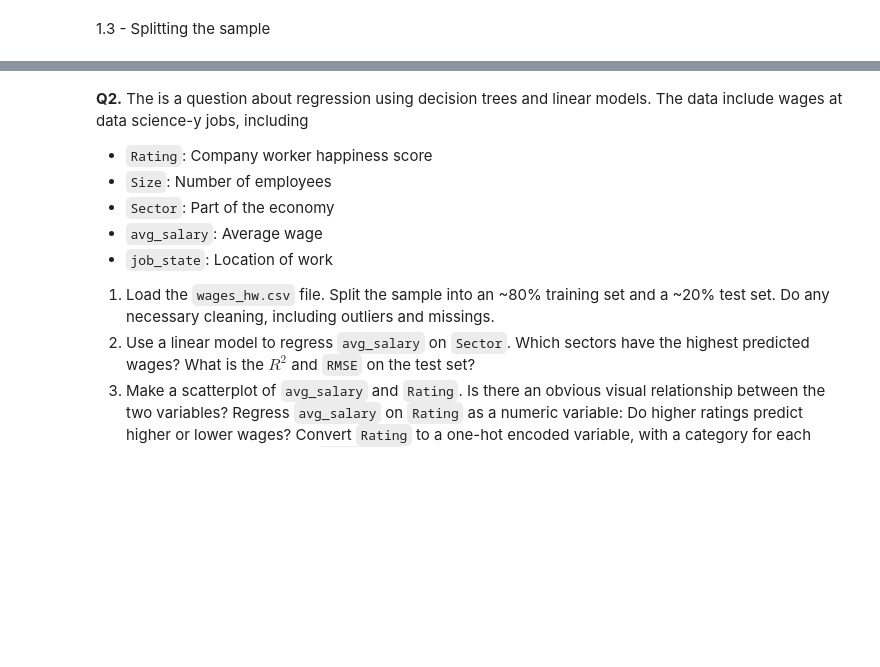
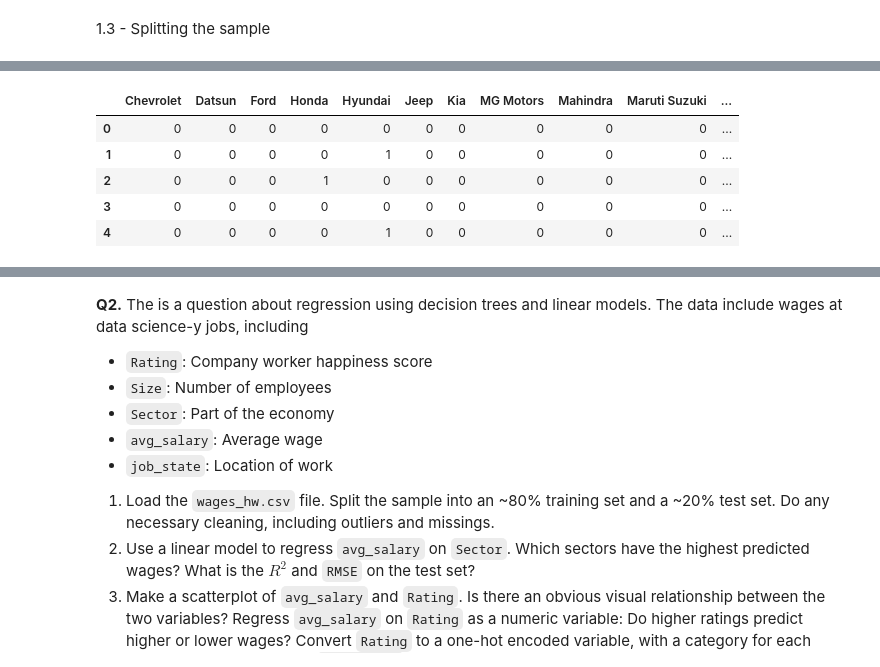
Before and after one commit to Sabrina-Hendricks/assignment4, a Jupyter notebook: assignment4.ipynb, the cells around one changed output, grey strips where cells are left out. Saved outputs shown, nothing was run; the diff lists cells and outputs as text; code cells hidden in the pictures; blank space fills up the shorter version.

```diff
--- a/assignment4.ipynb
+++ b/assignment4.ipynb
@@ -165,0 +221,13 @@ X_train, X_test, y_train, y_test = train_test_split(X,y,test_size=.2,random_stat
+# %%
+Make = pd.get_dummies(df['Make'],dtype='int')
+oh = one_hot_encoder.fit_transform(df['Make']) # One-hot encode the 'bird' variable
+names = one_hot_encoder.classes_ # Get names of the classes
+MakeDF = pd.DataFrame( data = oh, columns = names) # Create a new df for the encoded variables
+MakeDF.head()
+# %% [output]
+|  | Chevrolet | Datsun | Ford | Honda | Hyundai | Jeep | Kia | MG Motors | Mahindra | Maruti Suzuki | ... |
+| 0 | 0 | 0 | 0 | 0 | 0 | 0 | 0 | 0 | 0 | 0 | ... |
+| 1 | 0 | 0 | 0 | 0 | 1 | 0 | 0 | 0 | 0 | 0 | ... |
+| 2 | 0 | 0 | 0 | 1 | 0 | 0 | 0 | 0 | 0 | 0 | ... |
+| 3 | 0 | 0 | 0 | 0 | 0 | 0 | 0 | 0 | 0 | 0 | ... |
+| 4 | 0 | 0 | 0 | 0 | 1 | 0 | 0 | 0 | 0 | 0 | ... |
```
Also changed, not shown: parts of 17 cells of this notebook.
